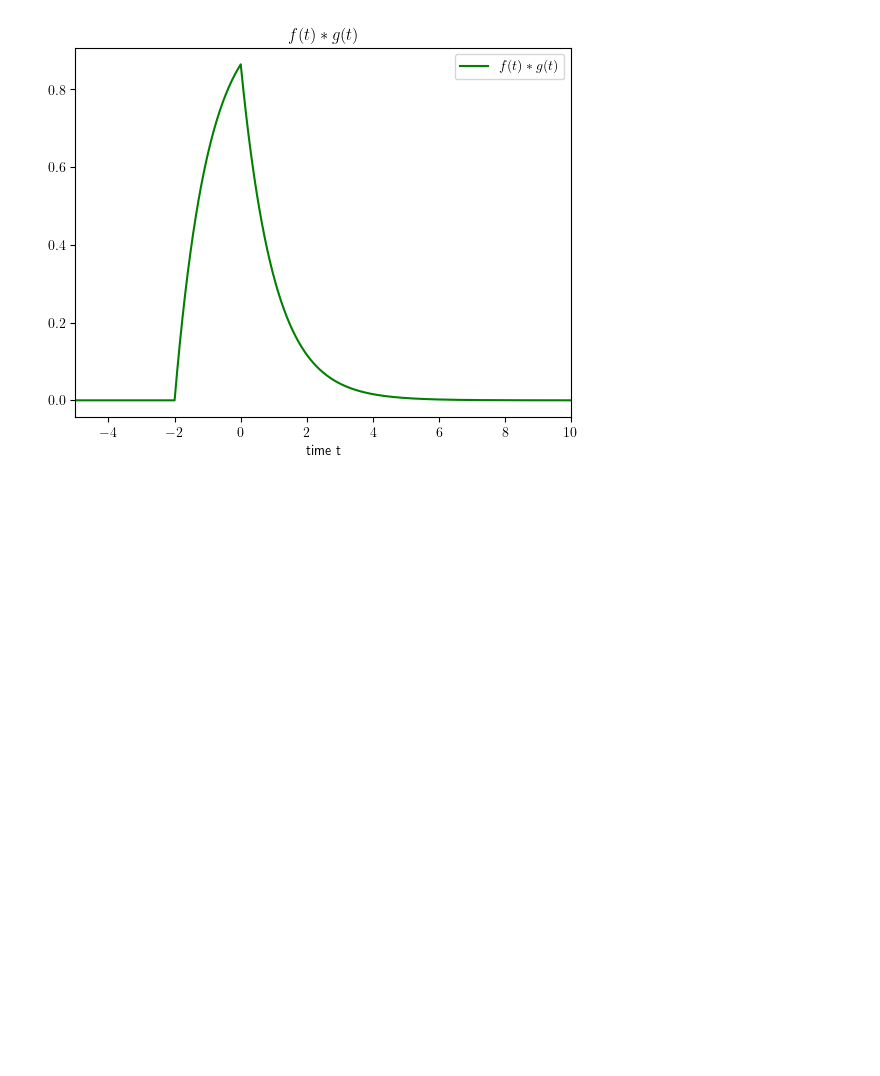
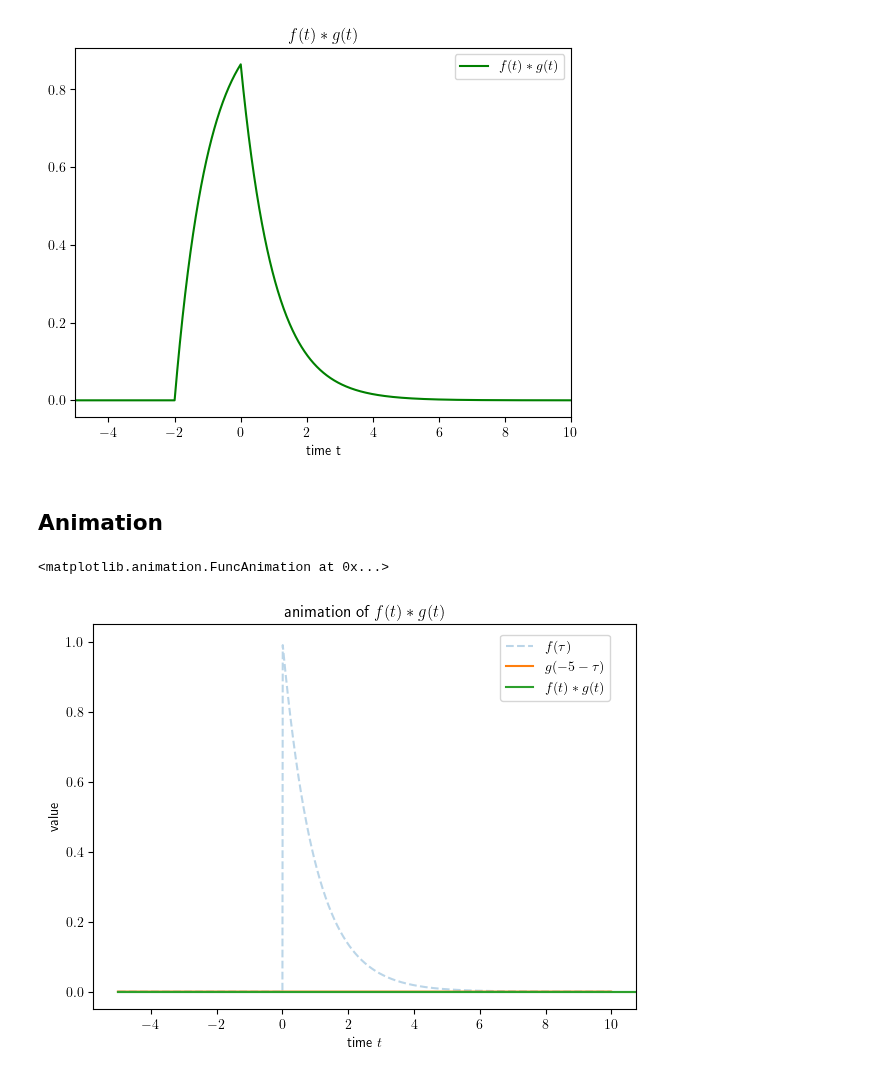
Before and after one commit to anvuongb/ece351_fall2023, a Jupyter notebook: hw3_convovle.ipynb, the cells around one changed output. Cells and saved outputs as stored; diff of their text form; code cells hidden in the pictures; blank space fills up the shorter version.

Commit message:
add animation

```diff
--- a/hw3_convovle.ipynb
+++ b/hw3_convovle.ipynb
@@ -131,3 +131,59 @@ plt.xlim(-5, 10)
 plt.show()
 # %% [output]
 [figure]
+# %% [markdown]
+## Animation
+# %%
+t = Symbol("t", real=True)
+
+f = exp(-t)*Heaviside(t, 1)
+g = Heaviside(t+2, 1) - Heaviside(t, 1)
+# %%
+plt.rcParams["animation.html"] = "html5"
+from matplotlib import animation
+
+x = np.arange(-5, 10, 0.01)
+fvals = [(f.subs(t, val)) for val in x]
+tval = -5
+g_flipped_shifted = g_flipped.subs(tau, tau - tval)
+g_flipped_shiftedvals = [g_flipped_shifted.subs(tau, val) for val in x]
+
+fig, ax = plt.subplots(figsize=(7,5))
+line_f, = ax.plot(x, fvals, '--', label=r'$f(\tau)$', alpha=0.3)
+line_flipped_g, = ax.plot(x, g_flipped_shiftedvals, label=fr'$g({tval}-\tau)$')
+
+expr = f.subs(t, tau) * g_flipped_shifted
+expr = expr.rewrite(Piecewise)
+v_int_val = float(integrate(expr, (tau, tval, tval+2)))
+conv_x = [tval]
+conv_y = [v_int_val]
+line_conv, = ax.plot(tval, v_int_val, label=fr'$f(t)*g(t)$')
+ax.legend()
+ax.set_ylabel("value")
+ax.set_xlabel(r"time $t$")
+ax.set_title("animation of $f(t)*g(t)$")
+ax.legend(bbox_to_anchor=(.75, .8), loc=(0., 0.))
+
+step_size = 0.1
+ttimes = np.arange(-5, 8, step_size)
+
+def init():
+    conv_x = [tval]
+    conv_y = [v_int_val]
+
+def animate(ttime):
+    g_flipped_shifted = g_flipped.subs(tau, tau - (ttime-5/step_size))
+    g_flipped_shiftedvals = [g_flipped_shifted.subs(tau, val) for val in x]
+    line_flipped_g.set_data(x, g_flipped_shiftedvals)
+
+    conv_x.append(ttime-5)
+    expr = f.subs(t, tau) * g_flipped_shifted
+    expr = expr.rewrite(Piecewise)
+    conv_y.append(float(integrate(expr, (tau, ttime-5, ttime-5+2))))
+    line_conv.set_data(conv_x, conv_y)
+
+ani = animation.FuncAnimation(fig, animate, frames=len(ttimes))
+ani
+# %% [output]
+<matplotlib.animation.FuncAnimation at 0x...>
+[figure, added]
```
